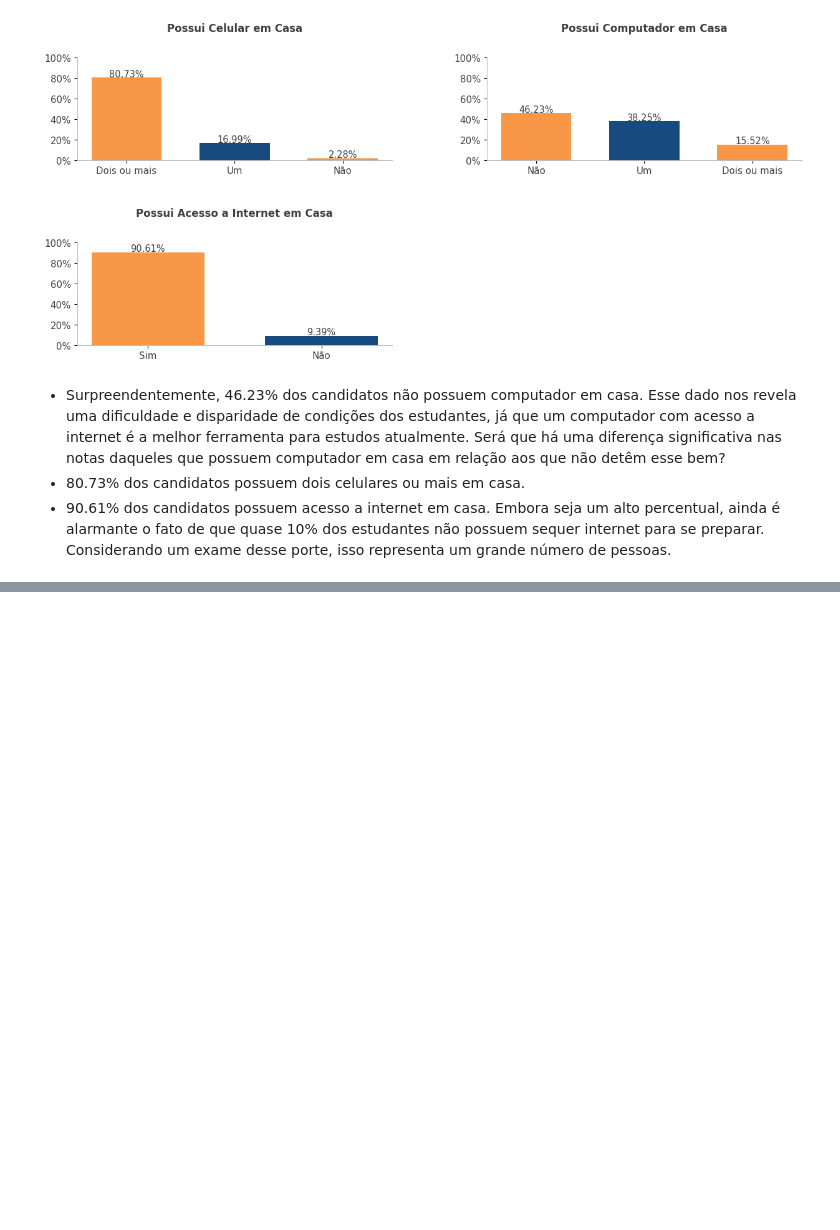
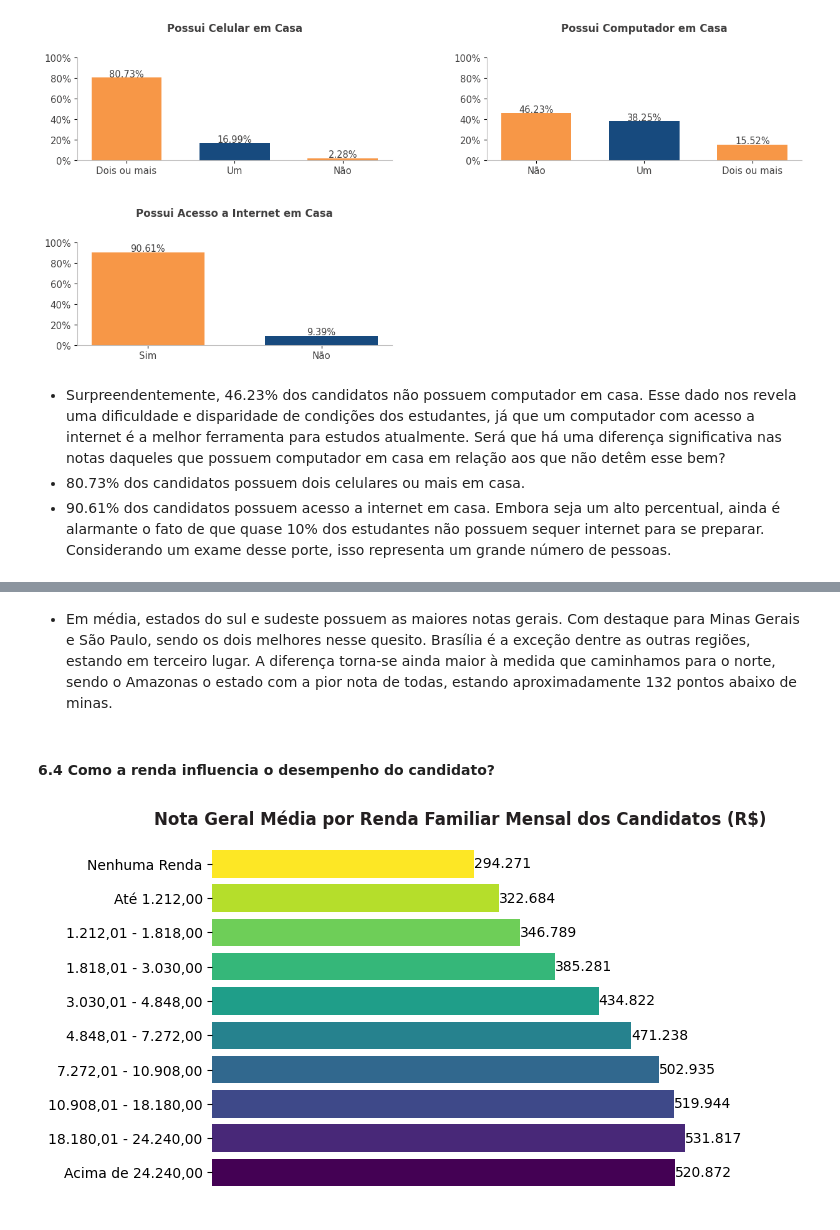
Before and after one commit to allmeidaapedro/Enem-Analysis, a Jupyter notebook: eda.ipynb, the cells around one changed output, grey strips where cells are left out. Saved outputs shown, nothing was run; the diff lists cells and outputs as text; code cells hidden in the pictures; blank space fills up the shorter version.

```diff
--- a/eda.ipynb
+++ b/eda.ipynb
@@ -1053,0 +1115,27 @@ df.loc[(df['presenca_mt'] == 'Ausente') & (df['presenca_cn'] == 'Ausente') & (df
+# %% [markdown]
+- Em média, estados do sul e sudeste possuem as maiores notas gerais. Com destaque para Minas Gerais e São Paulo, sendo os dois melhores nesse quesito. Brasília é a exceção dentre as outras regiões, estando em terceiro lugar. A diferença torna-se ainda maior à medida que caminhamos para o norte, sendo o Amazonas o estado com a pior nota de todas, estando aproximadamente 132 pontos abaixo de minas.
+# %% [markdown]
+#### 6.4 Como a renda influencia o desempenho do candidato?
+# %%
+# Grouping the data by income.
+income_grade = df.groupby(['renda_familiar_mensal'])[['nota_media']].mean().reset_index()
+income_grade['income_unique'] = income_grade['renda_familiar_mensal'].apply(lambda x: x[-9:].replace('.', '').replace(',', '') if x != 'Nenhuma Renda' else '0').astype('int')
+income_grade = income_grade.sort_values(by=['income_unique', 'renda_familiar_mensal'], ascending=[True, False]).reset_index(drop=True)
+
+# Plotting and customizing.
+colors = plt.cm.viridis(np.linspace(0, 1, len(income_grade)))[::-1]
+
+fig, ax = plt.subplots()
+
+bars = ax.barh(y=income_grade['renda_familiar_mensal'], width=income_grade['nota_media'], color=colors)
+ax.bar_label(bars)
+ax.set_title('Nota Geral Média por Renda Familiar Mensal dos Candidatos (R$)', color=CINZA1, fontweight='bold')
+ax.set_yticks(ticks=range(10), labels=['Nenhuma Renda', 'Até 1.212,00', '1.212,01 - 1.818,00', '1.818,01 - 3.030,00', '3.030,01 - 4.848,00', '4.848,01 - 7.272,00', '7.272,01 - 10.908,00', '10.908,01 - 18.180,00', '18.180,01 - 24.240,00', 'Acima de 24.240,00'])
+ax.spines['top'].set_visible(False)
+ax.spines['right'].set_visible(False)
+ax.spines['bottom'].set_visible(False)
+ax.spines['left'].set_visible(False)
+ax.get_xaxis().set_visible(False)
+ax.invert_yaxis()
+# %% [output]
+[figure, added]
```
Also changed, not shown: parts of 20 cells of this notebook.
